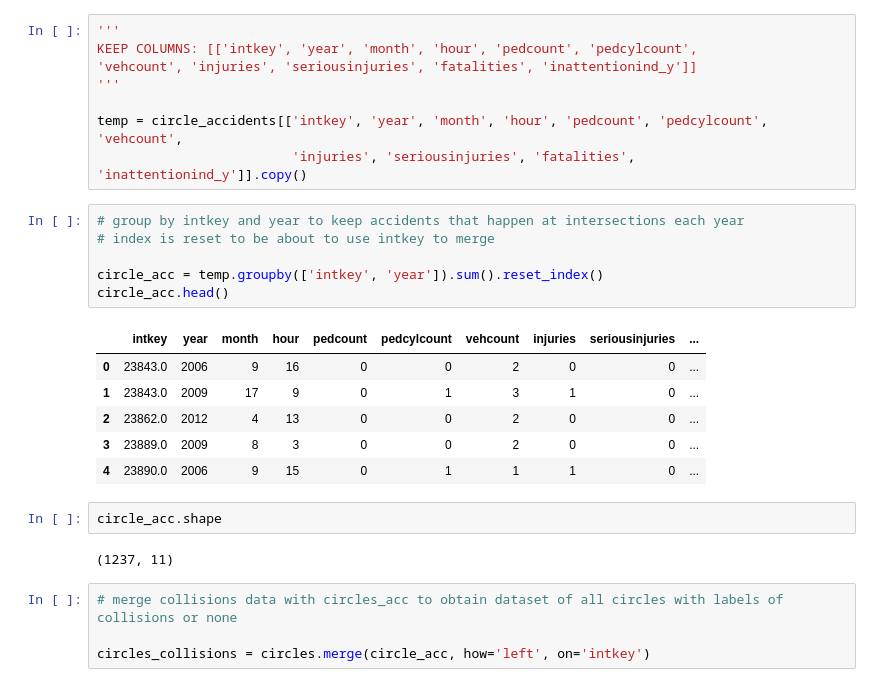
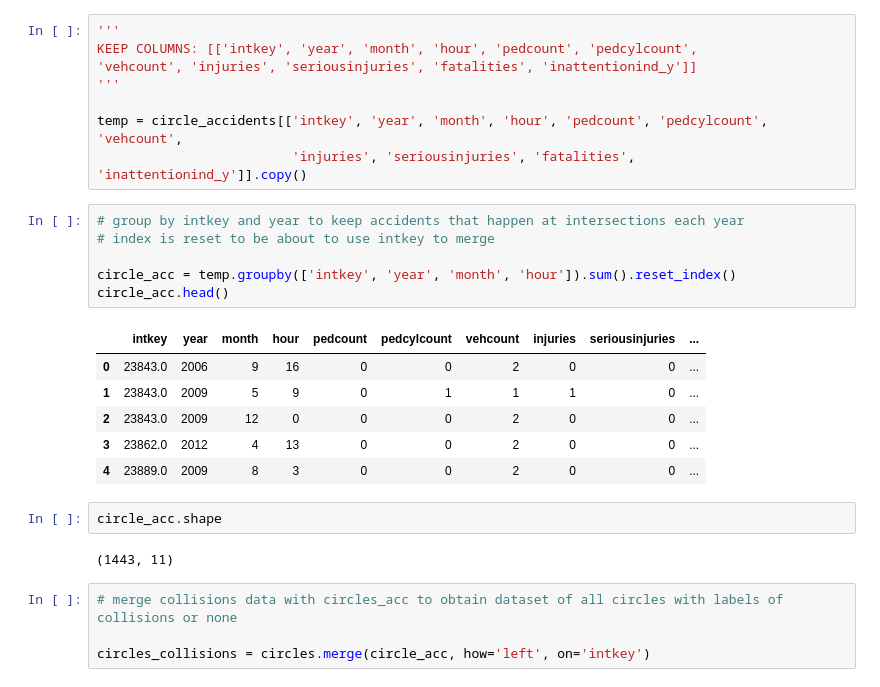
Before and after one commit to DataCircles/traffic_collisions_ml_team1, a Jupyter notebook: notebooks/cindy_trafficcrc.ipynb, the cells around one changed output. Cells and saved outputs as stored; diff of their text form.

```diff
--- a/notebooks/cindy_trafficcrc.ipynb
+++ b/notebooks/cindy_trafficcrc.ipynb
@@ -139,20 +142,20 @@ temp = circle_accidents[['intkey', 'year', 'month', 'hour', 'pedcount', 'pedcylc
 # %%
 # group by intkey and year to keep accidents that happen at intersections each year
 # index is reset to be about to use intkey to merge
 
-circle_acc = temp.groupby(['intkey', 'year']).sum().reset_index()
+circle_acc = temp.groupby(['intkey', 'year', 'month', 'hour']).sum().reset_index()
 circle_acc.head()
 # %% [output]
 |  | intkey | year | month | hour | pedcount | pedcylcount | vehcount | injuries | seriousinjuries | ... |
 | 0 | 23843.0 | 2006 | 9 | 16 | 0 | 0 | 2 | 0 | 0 | ... |
-| 1 | 23843.0 | 2009 | 17 | 9 | 0 | 1 | 3 | 1 | 0 | ... |
-| 2 | 23862.0 | 2012 | 4 | 13 | 0 | 0 | 2 | 0 | 0 | ... |
-| 3 | 23889.0 | 2009 | 8 | 3 | 0 | 0 | 2 | 0 | 0 | ... |
-| 4 | 23890.0 | 2006 | 9 | 15 | 0 | 1 | 1 | 1 | 0 | ... |
+| 1 | 23843.0 | 2009 | 5 | 9 | 0 | 1 | 1 | 1 | 0 | ... |
+| 2 | 23843.0 | 2009 | 12 | 0 | 0 | 0 | 2 | 0 | 0 | ... |
+| 3 | 23862.0 | 2012 | 4 | 13 | 0 | 0 | 2 | 0 | 0 | ... |
+| 4 | 23889.0 | 2009 | 8 | 3 | 0 | 0 | 2 | 0 | 0 | ... |
 # %%
 circle_acc.shape
 # %% [output]
-(1237, 11)
+(1443, 11)
 # %%
 # merge collisions data with circles_acc to obtain dataset of all circles with labels of collisions or none
 
```
Also changed, not shown: parts of 16 cells of this notebook, 1 other file.
